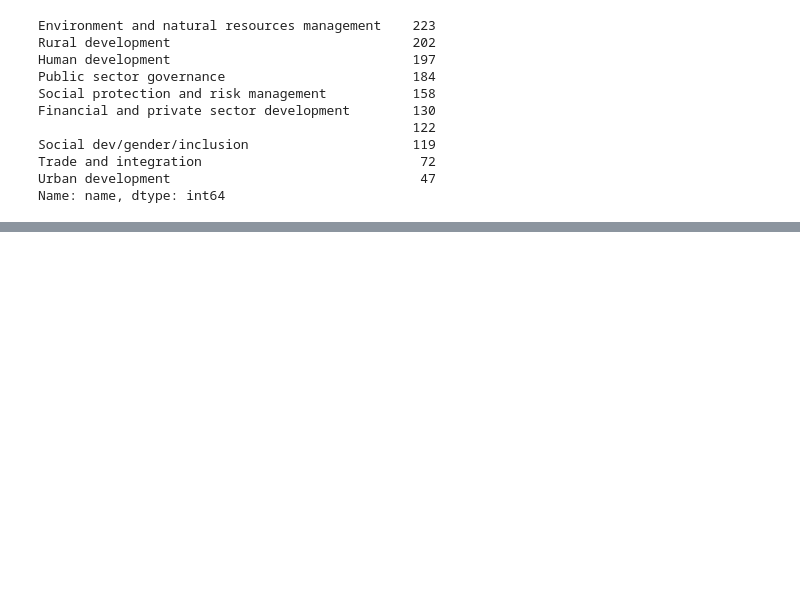
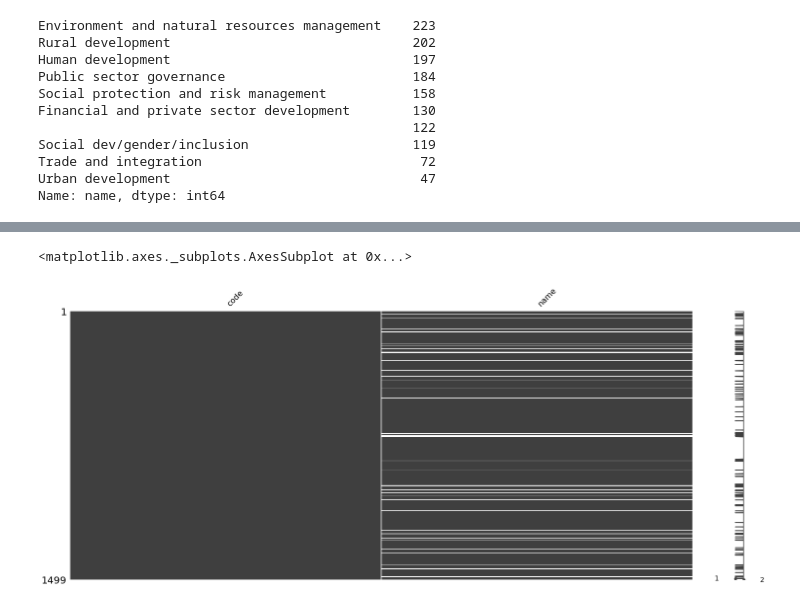
Before and after one commit to NancyMao1014/SpringBoard_Data_Science, a Jupyter notebook: Mini Projects/project1_data_wrangling_json/sliderule_dsi_json_exercise.ipynb, the cells around one changed output, grey strips where cells are left out. Cells and saved outputs as stored; diff of their text form; code cells hidden in the pictures; blank space fills up the shorter version.

```diff
--- a/Mini Projects/project1_data_wrangling_json/sliderule_dsi_json_exercise.ipynb
+++ b/Mini Projects/project1_data_wrangling_json/sliderule_dsi_json_exercise.ipynb
@@ -192,0 +167,7 @@ a[a.code == '11']
+# %%
+#replace '' with NaN and visualize Nan
+df_theme.name.replace('', np.nan, inplace = True)
+msno.matrix(df_theme)
+# %% [output]
+<matplotlib.axes._subplots.AxesSubplot at 0x...>
+[figure, added]
```
Also changed, not shown: parts of 9 cells of this notebook.
